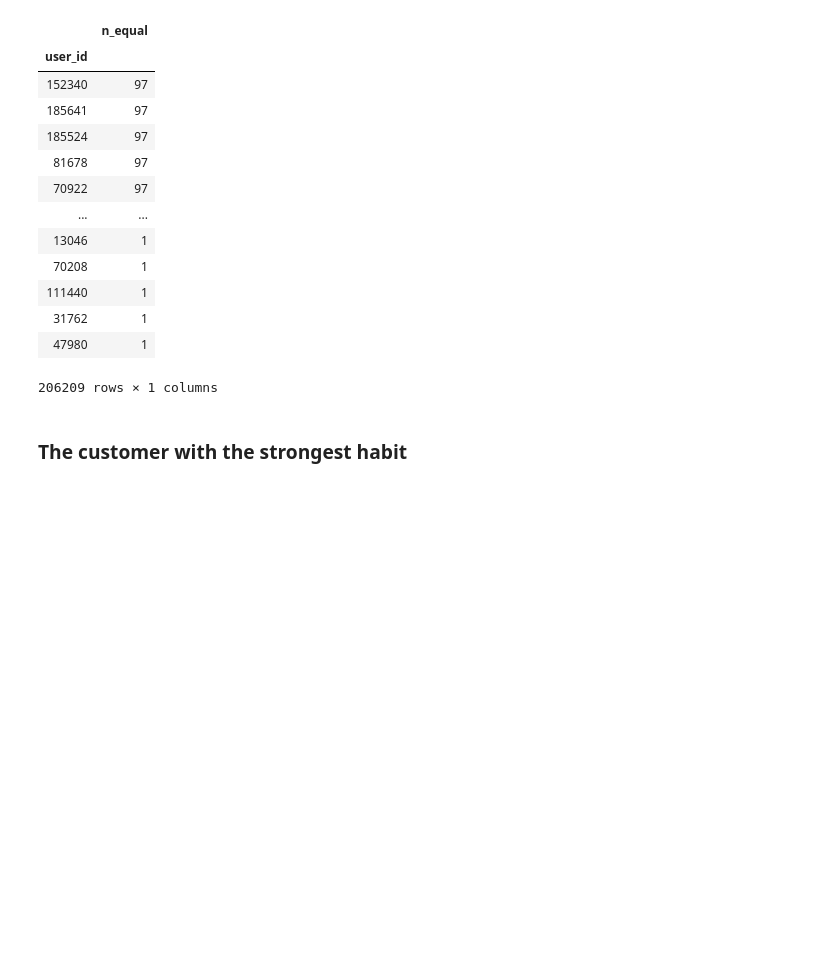
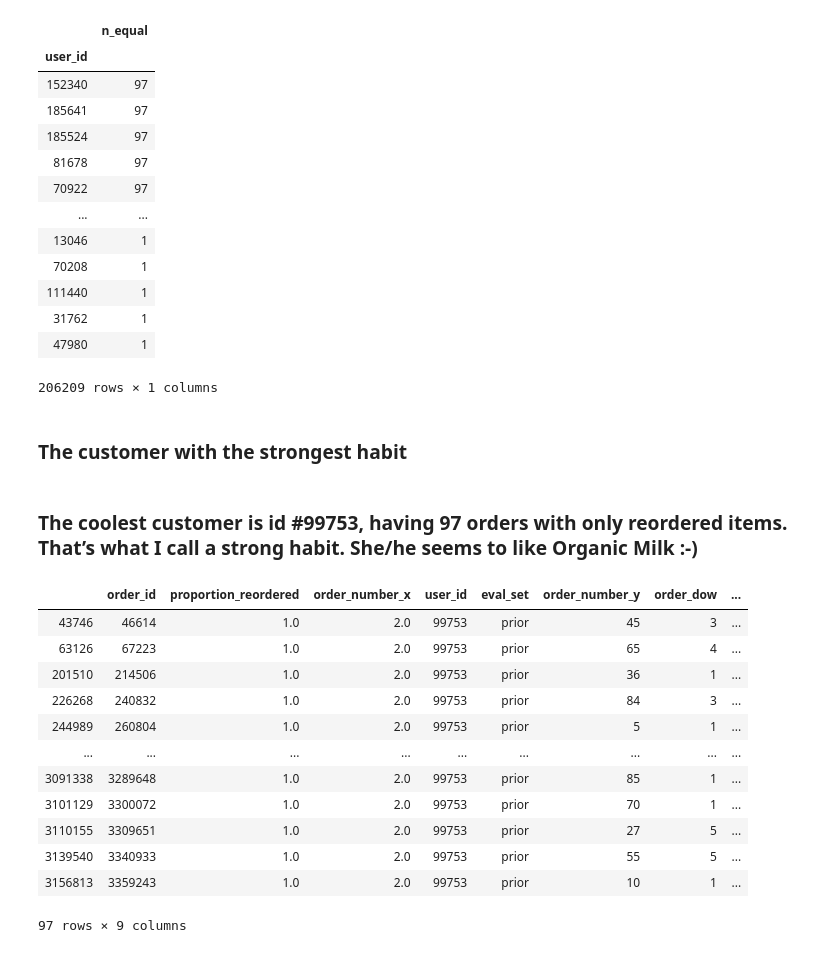
Before and after one commit to RachelPengmkt/Instacart-Market-Basket-Analysis-Exploratory-Analysis-Kaggle, a Jupyter notebook: Instacart-Market-Basket-Analysis-Exploratory-Analysis-Kaggle.ipynb, the cells around one changed output. Saved outputs shown, nothing was run; the diff lists cells and outputs as text; code cells hidden in the pictures; blank space fills up the shorter version.

```diff
--- a/Instacart-Market-Basket-Analysis-Exploratory-Analysis-Kaggle.ipynb
+++ b/Instacart-Market-Basket-Analysis-Exploratory-Analysis-Kaggle.ipynb
@@ -1291,3 +1291,23 @@ tmp2.sort_values(by='n_equal', ascending=False)
 206209 rows × 1 columns
 # %% [markdown]
 ### The customer with the strongest habit
+# %% [markdown]
+### The coolest customer is id #99753, having 97 orders with only reordered items. That’s what I call a strong habit. She/he seems to like Organic Milk :-)
+# %%
+tmp3=tmp[tmp['user_id'] == 99753]
+# %%
+tmp3
+# %% [output]
+|  | order_id | proportion_reordered | order_number_x | user_id | eval_set | order_number_y | order_dow | ... |
+| 43746 | 46614 | 1.0 | 2.0 | 99753 | prior | 45 | 3 | ... |
+| 63126 | 67223 | 1.0 | 2.0 | 99753 | prior | 65 | 4 | ... |
+| 201510 | 214506 | 1.0 | 2.0 | 99753 | prior | 36 | 1 | ... |
+| 226268 | 240832 | 1.0 | 2.0 | 99753 | prior | 84 | 3 | ... |
+| 244989 | 260804 | 1.0 | 2.0 | 99753 | prior | 5 | 1 | ... |
+| ... | ... | ... | ... | ... | ... | ... | ... | ... |
+| 3091338 | 3289648 | 1.0 | 2.0 | 99753 | prior | 85 | 1 | ... |
+| 3101129 | 3300072 | 1.0 | 2.0 | 99753 | prior | 70 | 1 | ... |
+| 3110155 | 3309651 | 1.0 | 2.0 | 99753 | prior | 27 | 5 | ... |
+| 3139540 | 3340933 | 1.0 | 2.0 | 99753 | prior | 55 | 5 | ... |
+| 3156813 | 3359243 | 1.0 | 2.0 | 99753 | prior | 10 | 1 | ... |
+97 rows × 9 columns
```
Also changed, not shown: parts of 14 cells of this notebook.
